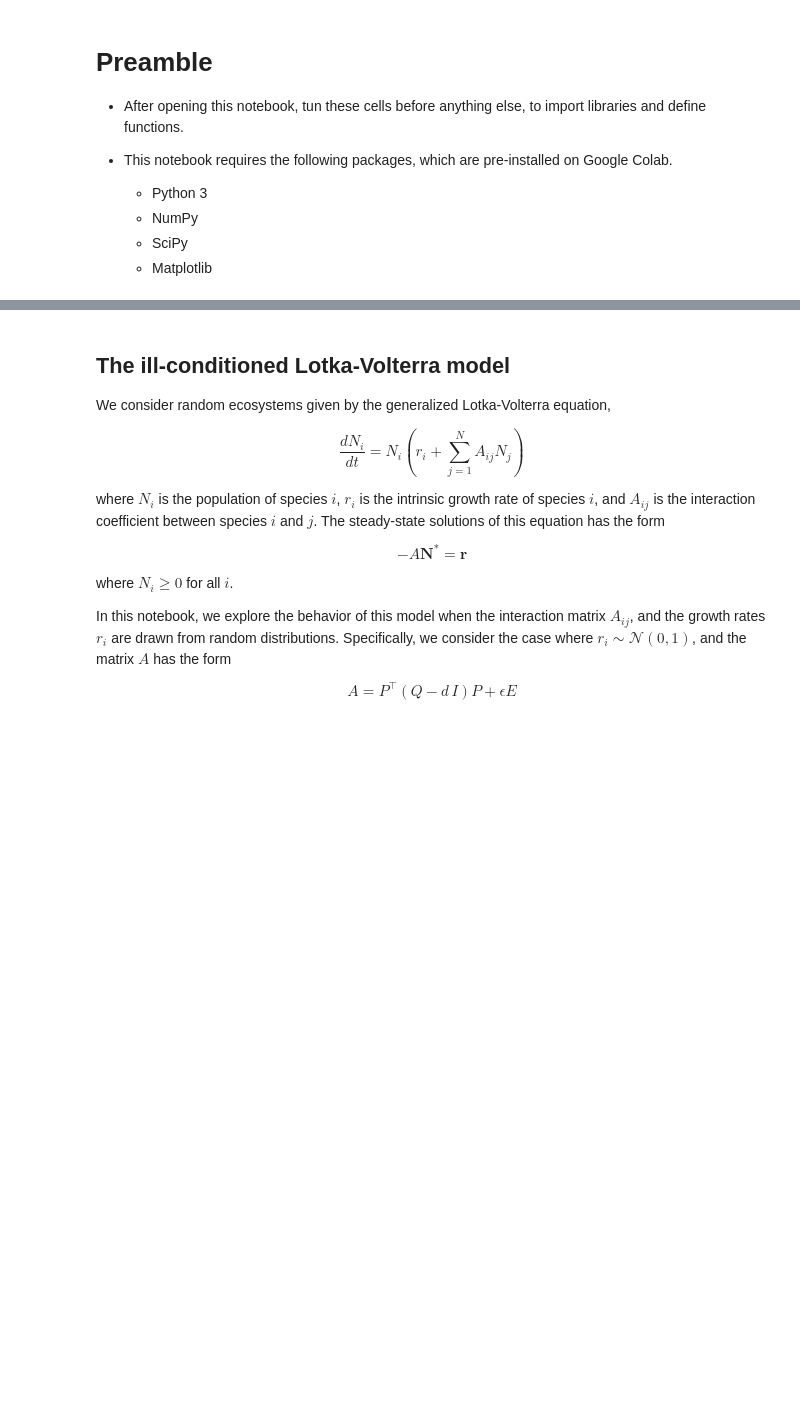
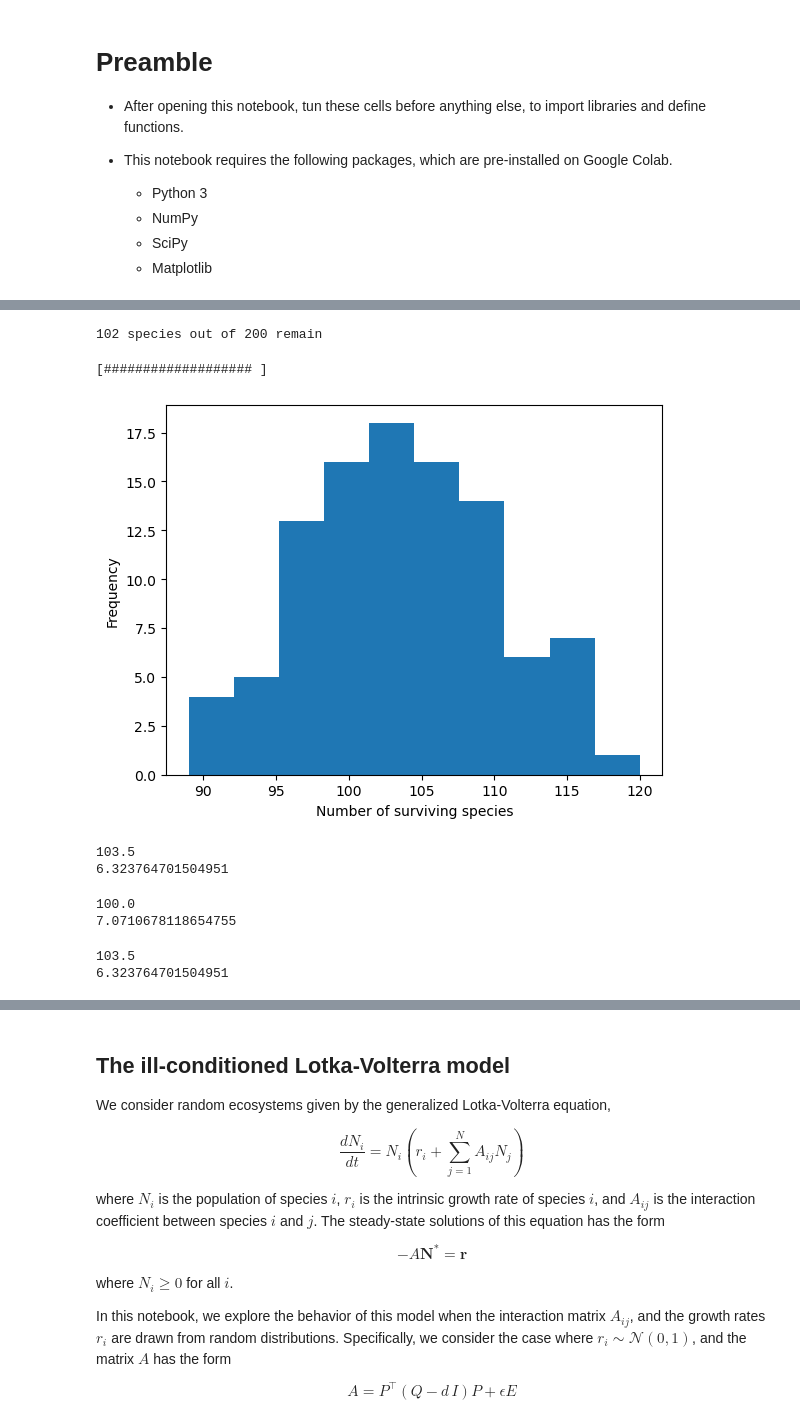
Before and after one commit to williamgilpin/illotka, a Jupyter notebook: demos.ipynb, the cells around one changed output, grey strips where cells are left out. Drawn from its saved outputs; the diff is of its cells as text; code cells hidden in the pictures; blank space fills up the shorter version.

```diff
--- a/demos.ipynb
+++ b/demos.ipynb
@@ -25,0 +93,45 @@ warnings.filterwarnings('ignore')
+# %%
+nonzero_remaining = np.sum(y[-1] > 1e-12) # Precision floor
+print(f"{nonzero_remaining} species out of {n} remain")
+# %% [output]
+102 species out of 200 remain
+# %%
+n_replicates = 100
+tmax = 1000
+number_survive = []
+for i in range(100):
+    progress_bar(i, n_replicates) # Print progress bar for loop
+
+    eq = GaussianLotkaVolterra(n)
+    eq.A = np.random.normal(size=(n, n)) - d * np.identity(n)
+    # eq.A = eq.A * np.identity(n) # Wipe out all off-diagonal elements
+    eq.r = np.random.normal(size=n)
+    t, y = eq.integrate(tmax, ic)
+
+    n_survive = np.sum(y[-1] > 1e-12)
+    number_survive.append(n_survive)
+
+plt.hist(number_survive)
+plt.xlabel("Number of surviving species");
+plt.ylabel("Frequency");
+# %% [output]
+[################### ]
+[figure, added]
+# %%
+print(np.mean(number_survive))
+print(np.std(number_survive))
+# %% [output]
+103.5
+6.323764701504951
+# %%
+print(0.5 * n)
+print(np.sqrt(n * 0.5 * (1 - 0.5)))
+# %% [output]
+100.0
+7.0710678118654755
+# %%
+print(np.mean(number_survive))
+print(np.std(number_survive))
+# %% [output]
+103.5
+6.323764701504951
```
Also changed, not shown: parts of 15 cells of this notebook, 2 other files.
